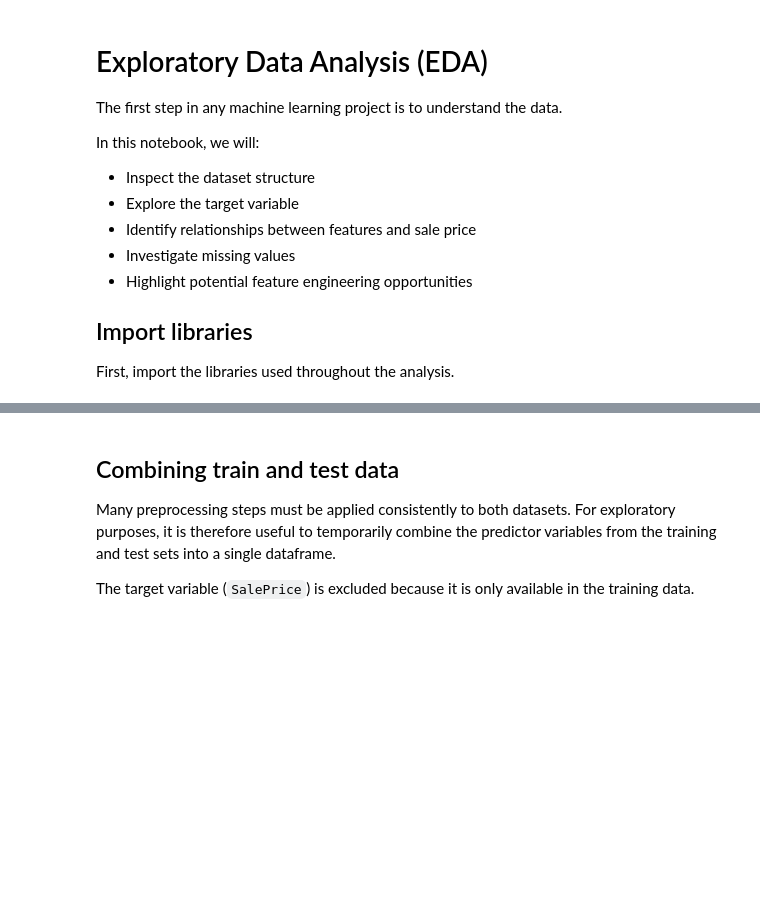
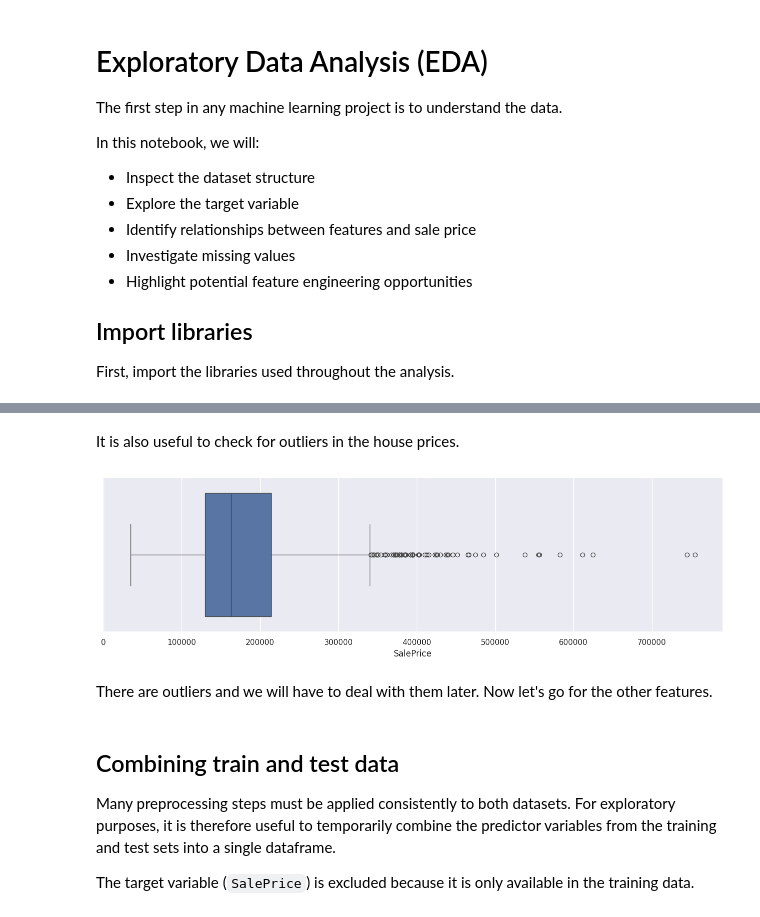
Before and after one commit to ianlopezdiaz/kaggle-house-prices, a Jupyter notebook: 1_EDA.ipynb, the cells around one changed output, grey strips where cells are left out. Saved outputs shown, nothing was run; the diff lists cells and outputs as text; code cells hidden in the pictures; blank space fills up the shorter version.

```diff
--- a/1_EDA.ipynb
+++ b/1_EDA.ipynb
@@ -77,3 +120,15 @@ df_train
+# %% [markdown]
+It is also useful to check for outliers in the house prices.
+# %%
+# Boxplot
+plt.figure(figsize=(16, 4))
+sns.boxplot(df_train["SalePrice"], orient='h')
+plt.xlabel("SalePrice")
+plt.show()
+# %% [output]
+[figure, added]
+# %% [markdown]
+There are outliers and we will have to deal with them later. Now let's go for the other features.
 # %% [markdown]
 ## Combining train and test data
 
```
Also changed, not shown: parts of 35 cells of this notebook, 10 other files.
